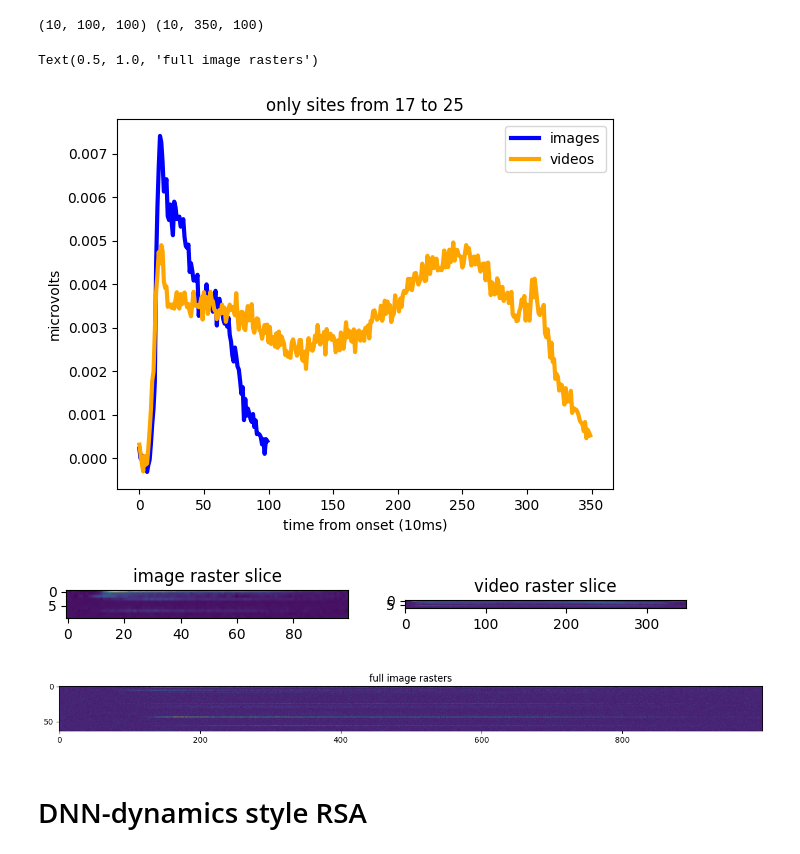
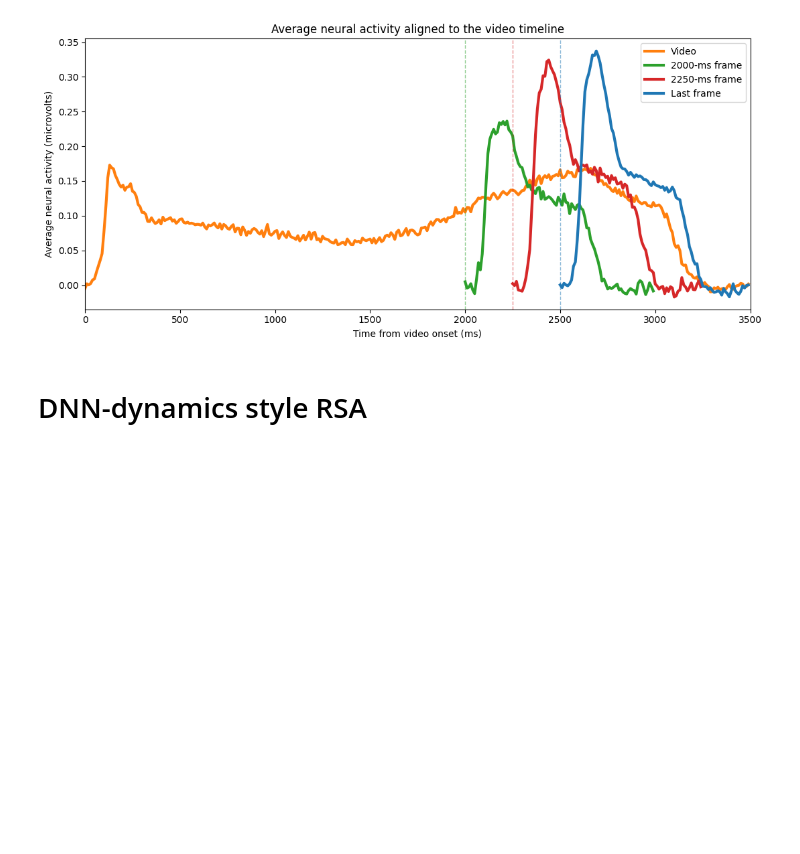
Before and after one commit to TizianoCausin01/static_dynamic, a Jupyter notebook: python_scripts/scripts/summary_figs_report.ipynb, the cells around one changed output. Drawn from its saved outputs; the diff is of its cells as text; code cells hidden in the pictures; blank space fills up the shorter version.

```diff
--- a/python_scripts/scripts/summary_figs_report.ipynb
+++ b/python_scripts/scripts/summary_figs_report.ipynb
@@ -14,7 +16,8 @@ import yaml
 from scipy.ndimage import gaussian_filter1d
 
 ENV = os.getenv('MY_ENV', 'tiziano_mac_mini')
-with open("../../config.yaml", 'r') as file:
+PROJECT_ROOT = Path('../..').resolve()
+with open(PROJECT_ROOT / 'config.yaml', 'r') as file:
     config = yaml.safe_load(file)
 # end with open
 
@@ -22,12 +25,15 @@ paths = config[ENV]['paths']
 sys.path.extend([paths['src_path'], paths['useful_stuff_path']])
 
 from image_processing.video_feature_extraction import (
-    list_video_feature_files, load_aligned_video_features, stimulus_key,
+    list_video_feature_files, load_aligned_video_features,
 )
 from project_specific_utils import (
-    load_natraster, min_max_normalization,
+    load_natraster, match_timed_static_movie_rasters, min_max_normalization,
+    split_half_filename_suffix,
 )
-from useful_stuff.general_utils import TimeSeries, create_RDM, get_lagplot, get_lagplot_subset
+from useful_stuff.general_utils import (
+    TimeSeries, create_RDM, dyn_linear_encoding, get_lagplot, get_lagplot_subset,
+)
 from useful_stuff.general_utils.RSA import dRSA
 from useful_stuff.general_utils.II import dynInformationImbalance
 # %%
@@ -160,27 +168,42 @@ Video-only stimuli excluded: []
-# %%
-print(image_ts.shape(), video_ts.shape())
-# %% [output]
-(10, 100, 100) (10, 350, 100)
 # %%
-plt.plot(np.mean(image_ts.array[:, :, :], axis=(0,2)).T, color="blue", label="images", linewidth=cfg.linewidth)
-plt.plot(np.mean(video_ts.array[:, :, :], axis=(0,2)).T, color="orange", label="videos", linewidth=cfg.linewidth)
-plt.title("only sites from 17 to 25")
-plt.ylabel("microvolts")
-plt.xlabel("time from onset (10ms)")
-plt.legend()
-fig, ax = plt.subplots(1,2, figsize=(8,10))
-ax[0].imshow(np.mean(image_ts.array, axis=2))
-ax[0].set_title("image raster slice")
-ax[1].set_title("video raster slice")
-ax[1].imshow(np.mean(video_ts.array, axis=2))
-fig = plt.figure(figsize=(16,18))
-plt.imshow(np.mean(image_rasters, axis=2))
-plt.title("full image rasters")
+# Average over channels and matched stimuli, preserving the neural time axis.
+video_activity = video_ts.get_array().mean(axis=(0, 2))
+video_time_ms = np.arange(video_activity.size) * 1000 / video_ts.get_fs()
+video_plot_mask = video_time_ms < cfg.video_plot_end_ms
+
+static_conditions = (
+    (image_2000ms_ts, cfg.image_2000ms_onset_ms, '2000-ms frame', 'tab:green'),
+    (image_2250ms_ts, cfg.image_2250ms_onset_ms, '2250-ms frame', 'tab:red'),
+    (image_ts, cfg.last_frame_onset_ms, 'Last frame', 'tab:blue'),
+)
+
+fig, ax = plt.subplots(figsize=(11, 5))
+ax.plot(
+    video_time_ms[video_plot_mask], video_activity[video_plot_mask],
+    color='tab:orange', label='Video', linewidth=cfg.linewidth,
+)
+for static_ts, onset_ms, label, color in static_conditions:
+    static_activity = static_ts.get_array().mean(axis=(0, 2))
+    static_time_ms = onset_ms + (
+        np.arange(static_activity.size) * 1000 / static_ts.get_fs()
+    )
+    ax.plot(
+        static_time_ms, static_activity, color=color, label=label,
+        linewidth=cfg.linewidth,
+    )
+    ax.axvline(onset_ms, color=color, linestyle='--', linewidth=1, alpha=0.5)
+# end for static_ts
+
+ax.set(
+    xlim=(0, cfg.video_plot_end_ms),
+    xlabel='Time from video onset (ms)',
+    ylabel='Average neural activity (microvolts)',
+    title='Average neural activity aligned to the video timeline',
+)
+ax.legend()
+fig.tight_layout()
 # %% [output]
-Text(0.5, 1.0, 'full image rasters')
-[figure, old version]
+[figure, new version]
-[figure, removed]
-[figure, removed]
 # %% [markdown]
 # DNN-dynamics style RSA
 # %%
```
Also changed, not shown: parts of 31 cells of this notebook, 2 other files.
